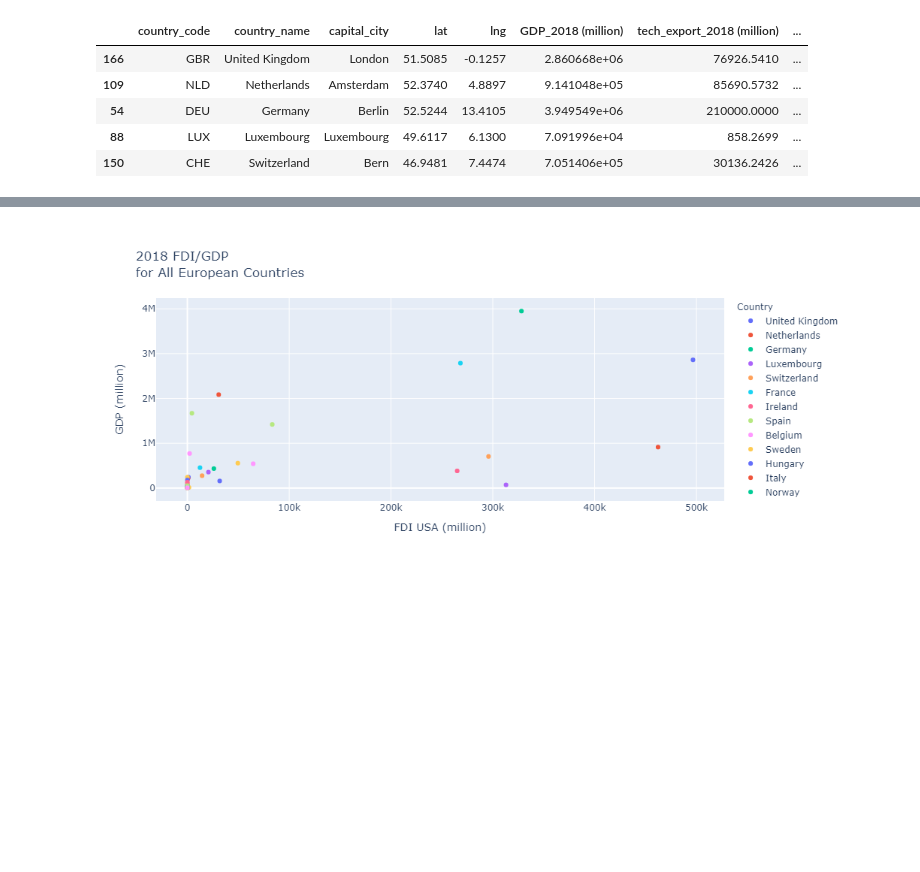
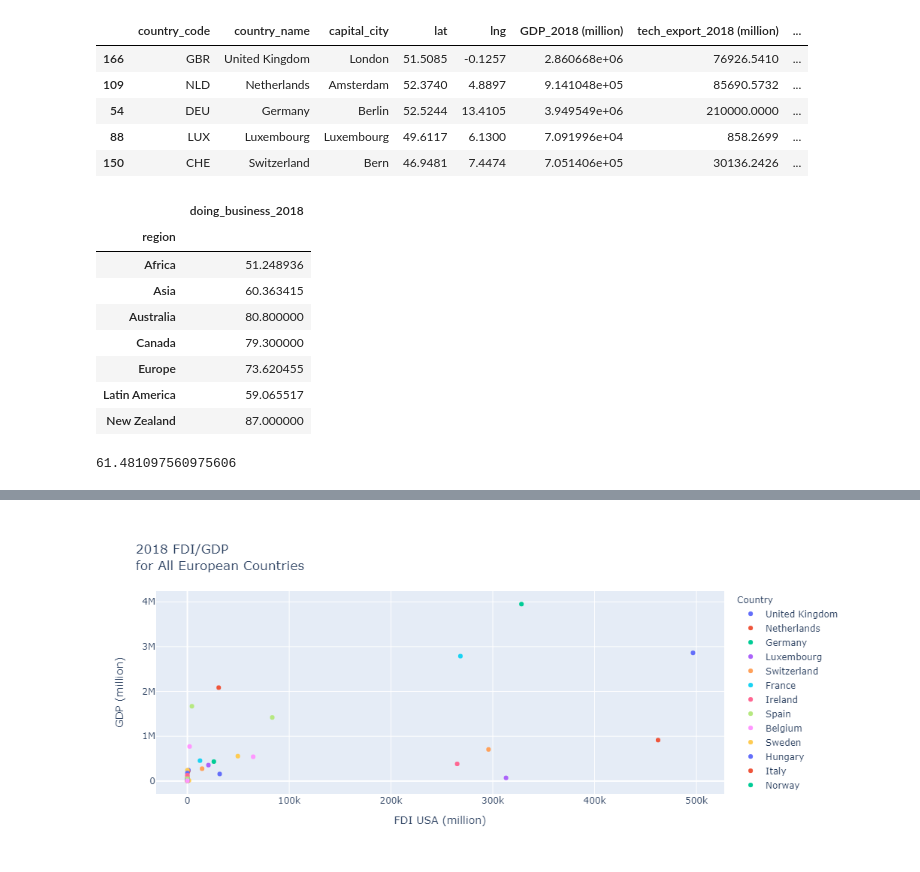
Before and after one commit to sabrinasaleh/Data_Munging_Plotting, a Jupyter notebook: europe/main-ed.ipynb, the cells around one changed output, grey strips where cells are left out. Cells and saved outputs as stored; diff of their text form; code cells hidden in the pictures; blank space fills up the shorter version.

Commit message:
added analysis markdown data and final testing

```diff
--- a/europe/main-ed.ipynb
+++ b/europe/main-ed.ipynb
@@ -260,6 +262,22 @@ europe_sort.head()
 | 54 | DEU | Germany | Berlin | 52.5244 | 13.4105 | 3.949549e+06 | 210000.0000 | ... |
 | 88 | LUX | Luxembourg | Luxembourg | 49.6117 | 6.1300 | 7.091996e+04 | 858.2699 | ... |
 | 150 | CHE | Switzerland | Bern | 46.9481 | 7.4474 | 7.051406e+05 | 30136.2426 | ... |
+# %%
+clean_data.groupby(clean_data["region"])[["doing_business_2018"]].mean()
+# %% [output]
+|  | doing_business_2018 |
+| region |  |
+| Africa | 51.248936 |
+| Asia | 60.363415 |
+| Australia | 80.800000 |
+| Canada | 79.300000 |
+| Europe | 73.620455 |
+| Latin America | 59.065517 |
+| New Zealand | 87.000000 |
+# %%
+clean_data["doing_business_2018"].mean()
+# %% [output]
+61.481097560975606
 # %%
 # rename the columns for better display in plots
 europe_format_name = europe_sort.rename(
```
Also changed, not shown: parts of 4 cells of this notebook.
